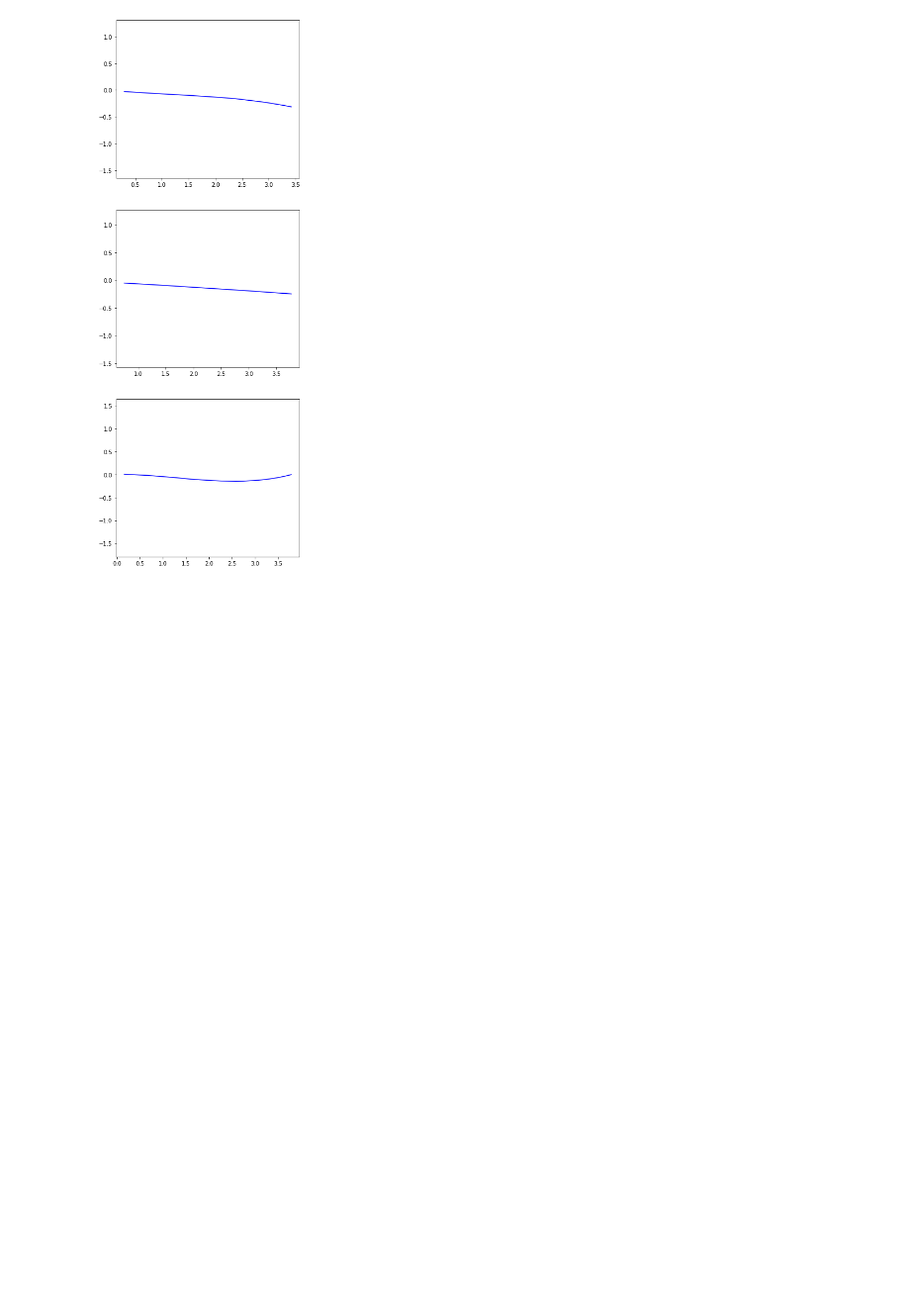
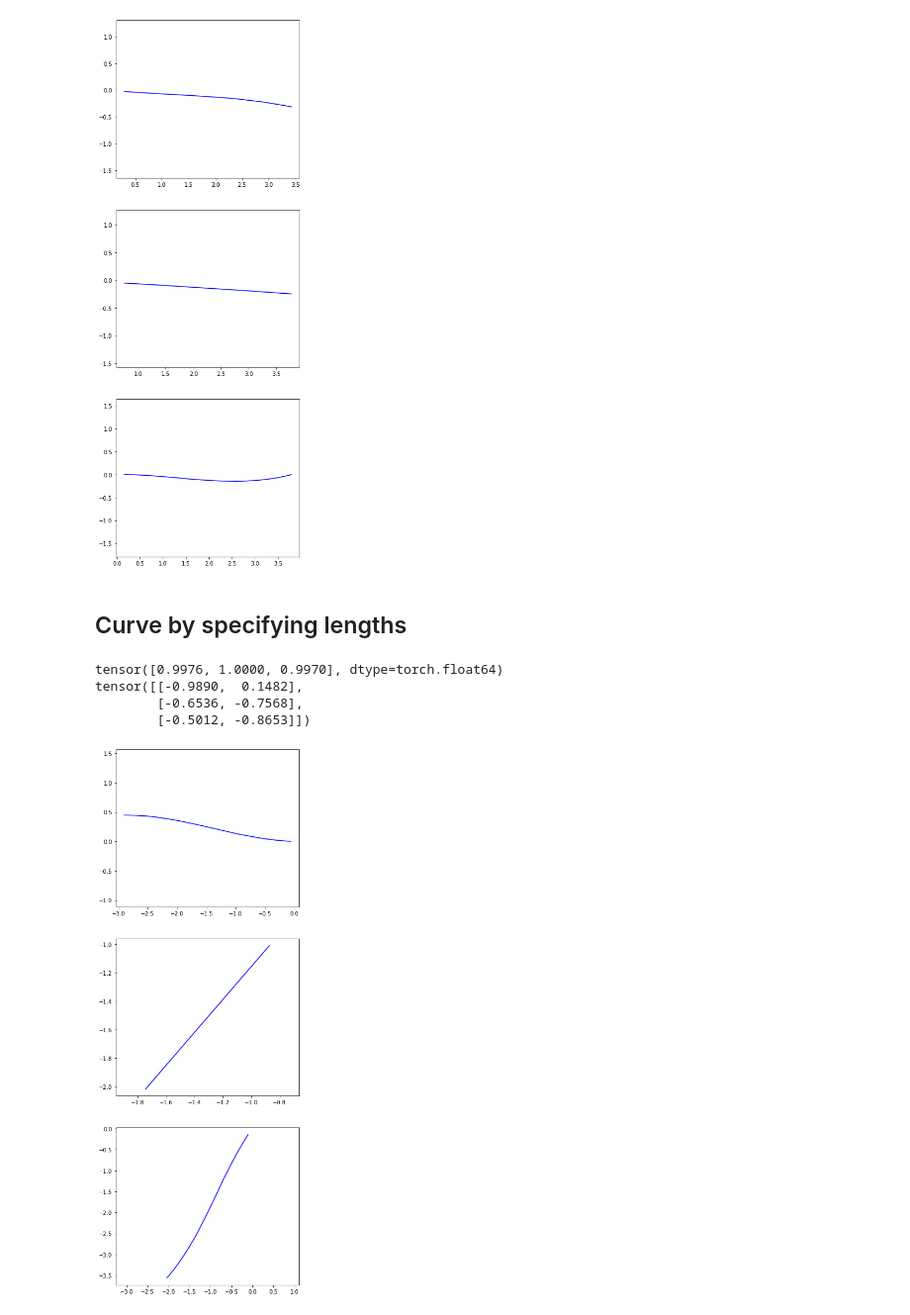
Before and after one commit to HorizonRobotics/tensor-splines, a Jupyter notebook: notebooks/demo.ipynb, the cells around one changed output. Shown: that part at 99% size. Drawn from its saved outputs; the diff is of its cells as text; code cells hidden in the pictures; blank space fills up the shorter version.

Commit message:
Implement the by length spline

```diff
--- a/notebooks/demo.ipynb
+++ b/notebooks/demo.ipynb
@@ -49,3 +52,32 @@ for b in range(spiros.batch_shape[0]):
     spiros.plot_single(b, axes[b])
 # %% [output]
 [figure]
+# %% [markdown]
+## Curve by specifying lengths
+# %%
+plt.rcParams['figure.figsize'] = [6, 18]
+
+fig, axes = plt.subplots(3, 1)
+
+chord_theta = torch.tensor([-0.1, 0.0, 0.1])
+theta_in = torch.tensor([0.12, 0.0, -0.09])
+average_curvature = torch.tensor([0.02, 0.0, -0.03])
+lengths = torch.tensor([3.0, 4.0, 4.2])
+
+
+spiros = SpiroBatch.make_euler_spiral_by_length(
+    starts=torch.zeros(3, 2),
+    chord_theta=chord_theta,
+    theta_in=theta_in,
+    average_curvature=average_curvature,
+    lengths=lengths)
+
+for b in range(spiros.batch_shape[0]):
+    axes[b].axis('equal')
+    spiros.plot_single(b, axes[b])
+# %% [output]
+tensor([0.9976, 1.0000, 0.9970], dtype=torch.float64)
+tensor([[-0.9890,  0.1482],
+        [-0.6536, -0.7568],
+        [-0.5012, -0.8653]])
+[figure, added]
```
Also changed, not shown: parts of 2 cells of this notebook, 1 other file.
